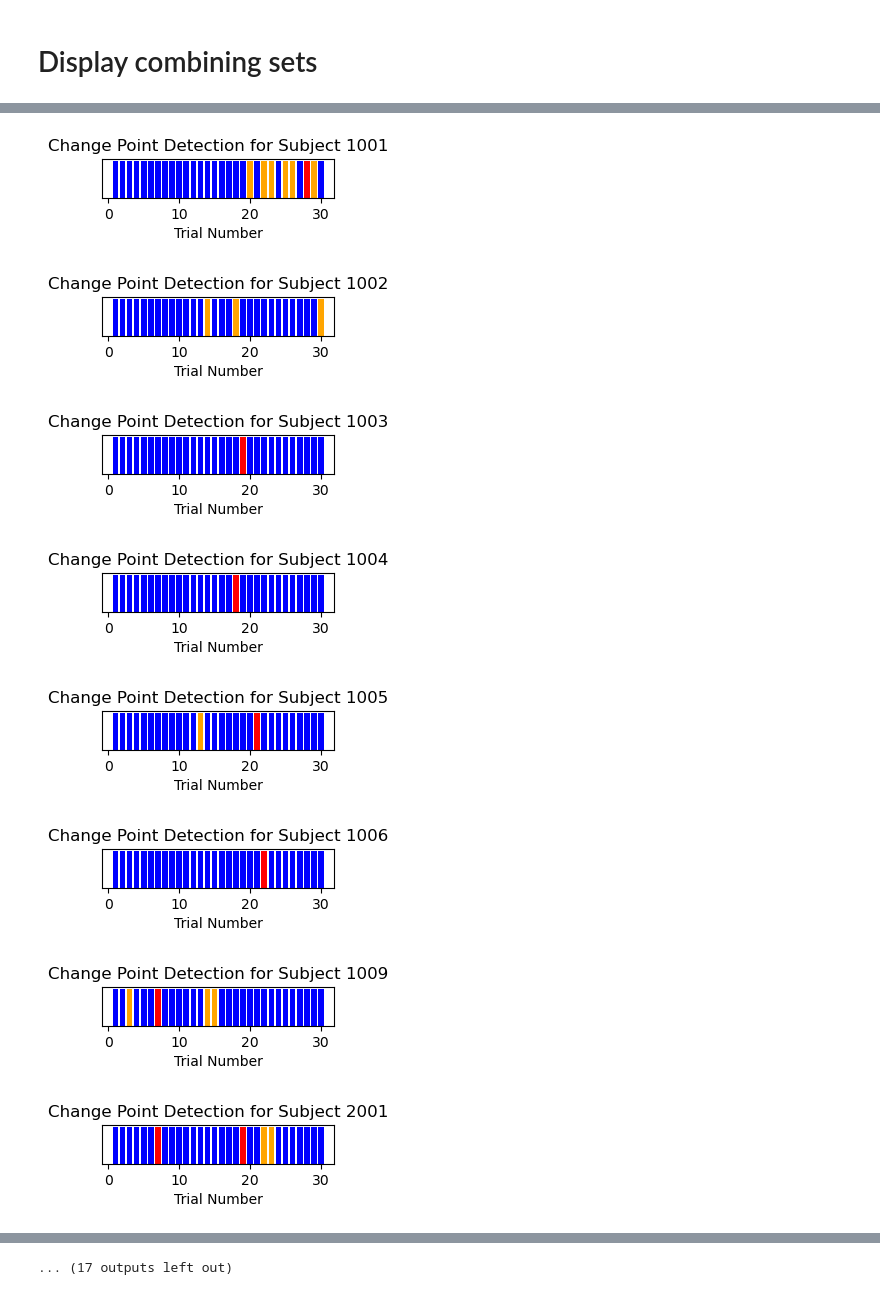
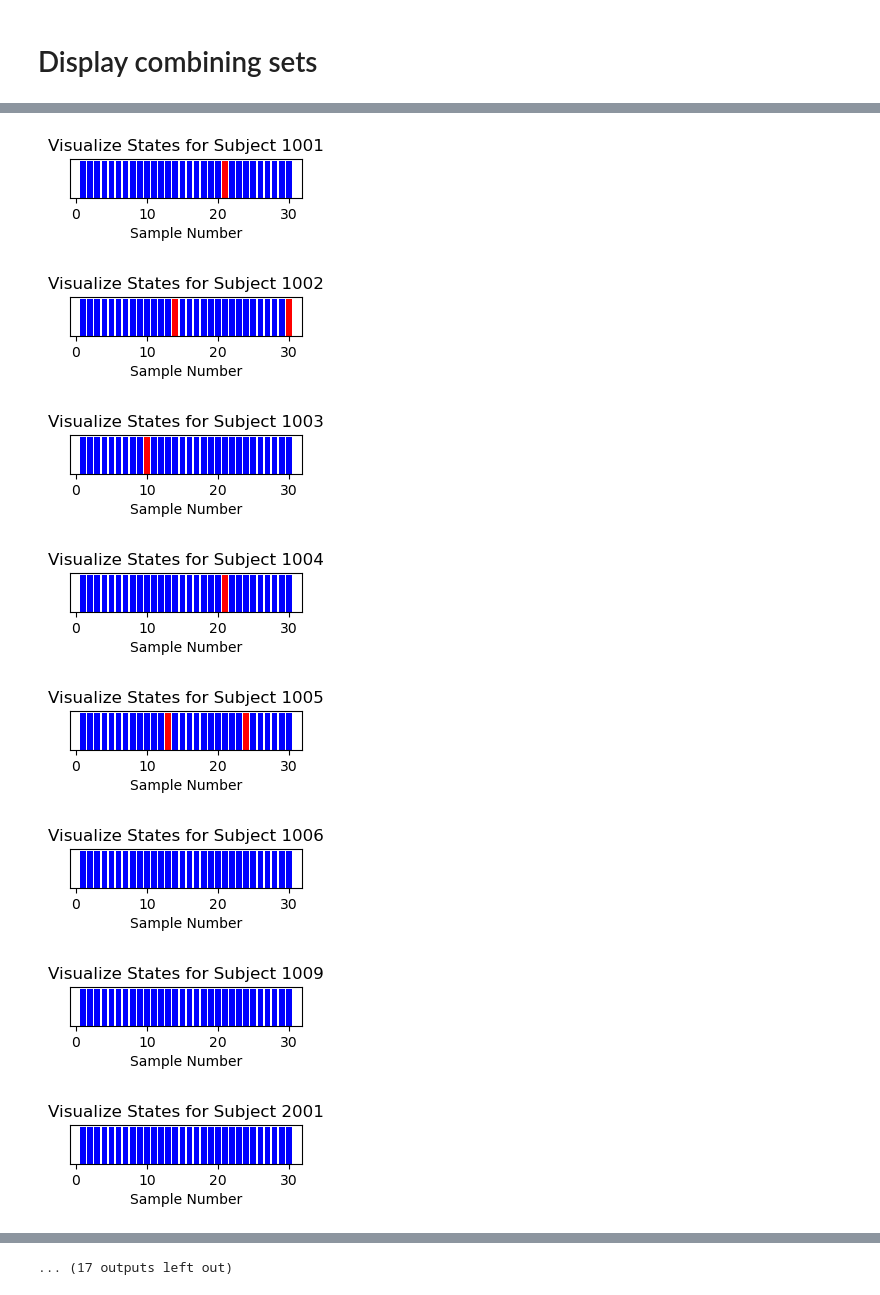
Before and after one commit to abbiemcdowell/TECH646-Haptic-Results, a Jupyter notebook: low_performance/low_performance.ipynb, the cells around one changed output, grey strips where cells are left out. Cells and saved outputs as stored; diff of their text form; code cells hidden in the pictures.

```diff
--- a/low_performance/low_performance.ipynb
+++ b/low_performance/low_performance.ipynb
@@ -262,13 +262,13 @@ for window in window_sizes:
     x = np.linspace(np.nanmin(percents), np.nanmax(percents), 10000)
     pdfs = [norm.pdf(x, mu, sigma) for mu, sigma in zip(means, sigmas)]
 
-    # extract confidence cutoffs
-    t_high = thresholds[window]["high_cutoff"]
-    t_low = thresholds[window]["low_cutoff"]
+    # extract confidence thresholds
+    t_high = thresholds[window]["high_threshold"]
+    t_low = thresholds[window]["low_threshold"]
 
     # plot histogram
     plt.figure(figsize=(6, 4))
-    plt.hist(percents, bins=50, density=True, alpha=0.4, color='gray', label='Percent Change Data')
+    plt.hist(percents, bins=50, density=True, alpha=0.4, color='gray', label='Percentage Change Data')
 
     # plot Gaussians
     colors = ['green', 'blue', 'red']
@@ -282,16 +282,16 @@ for window in window_sizes:
     if not np.isnan(t_low):
         plt.axvspan(t_low, x.max(), color='red', alpha=0.1)
 
-    # plot Sconfidence cutoffs
+    # plot Sconfidence thresholds
     if not np.isnan(t_high):
-        plt.axvline(t_high, color='green', linestyle='--', lw=2, label=f'{conf_percent} High performance cutoff ({t_high:.2f})')
+        plt.axvline(t_high, color='green', linestyle='--', lw=2, label=f'{conf_percent} High threshold ({t_high:.2f})')
     if not np.isnan(t_low):
-        plt.axvline(t_low, color='red', linestyle='--', lw=2, label=f'{conf_percent} Low performance cutoff ({t_low:.2f})')
+        plt.axvline(t_low, color='red', linestyle='--', lw=2, label=f'{conf_percent} Low threshold ({t_low:.2f})')
 
 
     plt.title(f"Low Performance Model — Window Size {window}")
     plt.xlabel("Percentage Change")
-    plt.ylabel("Density")
+    plt.ylabel("Probability Density")
     plt.legend()
     plt.grid(alpha=0.3)
     plt.tight_layout()
@@ -305,6 +305,4 @@ for window in window_sizes:
 ## Visualize thresholds in trials
 # %% [markdown]
 ### Prepare for visualization
-# %%
-window = 3 # size of window - user determined
 # %%
@@ -342,5 +345,7 @@ Low performance threshold: 103.85127622053028
 # %% [markdown]
 ### Visualize at given window
+# %%
+window = 6 # size of window to visualize - user determined
 # %%
 for i in range(0,raw_df.shape[0]):
     subject = i
@@ -374,6 +377,3 @@ for i in range(0,raw_df.shape[0]):
-# %%
-with open('consistency_thresholds.pkl', 'rb') as f:
-    consistency_thresholds = pickle.load(f)
 # %% [markdown]
 # Display combining sets
 # %% [markdown]
@@ -456,23 +460,23 @@ NameError: name 'variance_threshold' is not defined
 # %%
 # plot each combined subject
 for subject_idx in range(len(combined_modes_df)):
-    colors = {"nothing": "blue", "low performance": "red", "inconsistent": "orange"}
+    colors = {"nothing": "blue", "low performance": "red"}
     modes = combined_modes_df.iloc[subject_idx]
 
     plt.figure(figsize=(3,0.5))  # made wider to accommodate combined data
     for i, mode in enumerate(modes):
         plt.bar(i+1, 1, color=colors[mode])
 
     plt.title(f"Visualize States for Subject {combined_modes_df.index[subject_idx]}")
     plt.xlabel("Sample Number")
     plt.yticks([])
     plt.show()
 # %% [output]
-[figure, old version]
+[figure, new version]
-[figure, old version]
+[figure, new version]
-[figure, old version]
+[figure, new version]
-[figure, old version]
+[figure, new version]
-[figure, old version]
+[figure, new version]
-[figure, old version]
+[figure, new version]
-[figure, old version]
+[figure, new version]
-[figure, old version]
+[figure, new version]
```
Also changed, not shown: parts of 10 cells of this notebook, 5 other files.
